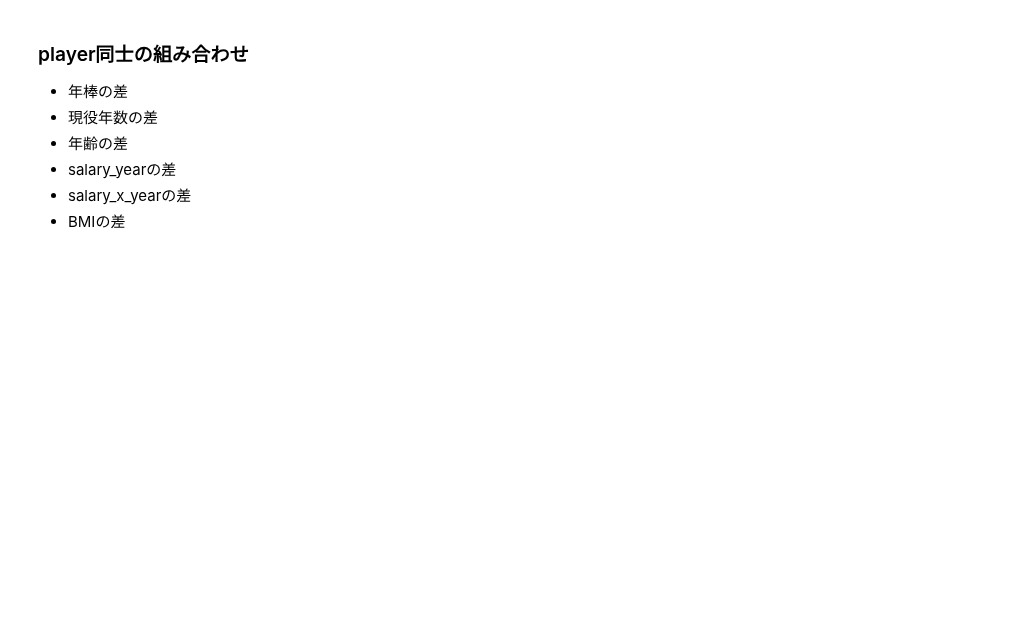
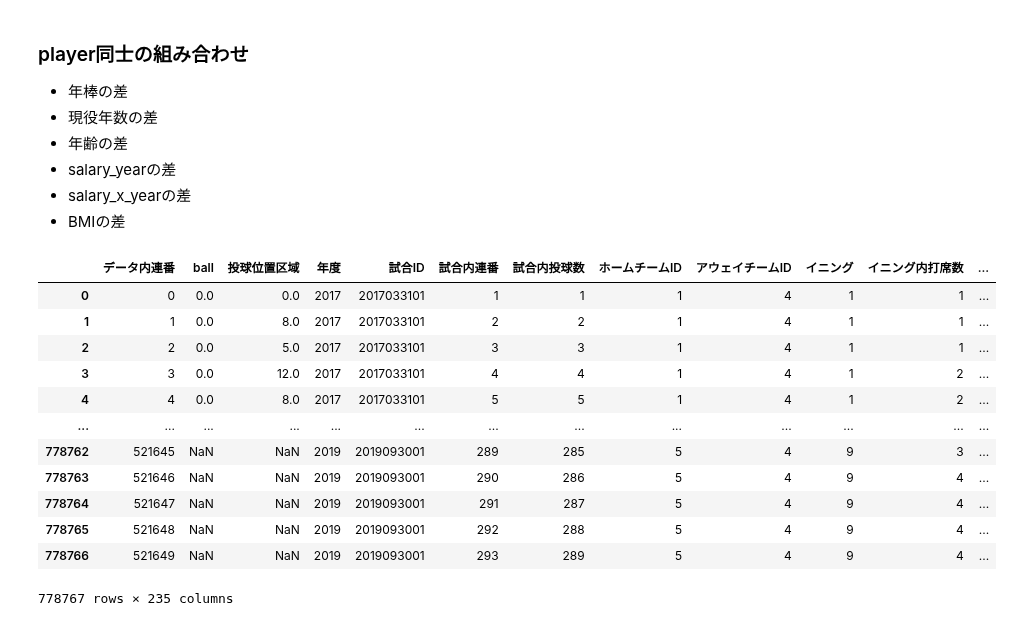
Before and after one commit to yumehara/baseball, a Jupyter notebook: Preprocess_All.ipynb, the cells around one changed output. Saved outputs shown, nothing was run; the diff lists cells and outputs as text; code cells hidden in the pictures; blank space fills up the shorter version.

```diff
--- a/Preprocess_All.ipynb
+++ b/Preprocess_All.ipynb
@@ -6,7 +6,7 @@ import feather
 pd.set_option('display.max_Columns', 300)
 # %%
 ALL_PITCH = 'intermediate/all_pitch_5.f'
-ALL_PLAYER = 'intermediate/all_player_6.f'
+ALL_PLAYER = 'intermediate/all_player_7.f'
 # %%
 all_pitch = pd.read_feather(ALL_PITCH)
 all_pitch.shape
@@ -36,6 +36,22 @@ merge_all = pd.merge(merge_all, all_player, left_on=['捕手ID', '年度'], righ
 - salary_yearの差
 - salary_x_yearの差
 - BMIの差
+# %%
+merge_all
+# %% [output]
+|  | データ内連番 | ball | 投球位置区域 | 年度 | 試合ID | 試合内連番 | 試合内投球数 | ホームチームID | アウェイチームID | イニング | イニング内打席数 | ... |
+| 0 | 0 | 0.0 | 0.0 | 2017 | 2017033101 | 1 | 1 | 1 | 4 | 1 | 1 | ... |
+| 1 | 1 | 0.0 | 8.0 | 2017 | 2017033101 | 2 | 2 | 1 | 4 | 1 | 1 | ... |
+| 2 | 2 | 0.0 | 5.0 | 2017 | 2017033101 | 3 | 3 | 1 | 4 | 1 | 1 | ... |
+| 3 | 3 | 0.0 | 12.0 | 2017 | 2017033101 | 4 | 4 | 1 | 4 | 1 | 2 | ... |
+| 4 | 4 | 0.0 | 8.0 | 2017 | 2017033101 | 5 | 5 | 1 | 4 | 1 | 2 | ... |
+| ... | ... | ... | ... | ... | ... | ... | ... | ... | ... | ... | ... | ... |
+| 778762 | 521645 | NaN | NaN | 2019 | 2019093001 | 289 | 285 | 5 | 4 | 9 | 3 | ... |
+| 778763 | 521646 | NaN | NaN | 2019 | 2019093001 | 290 | 286 | 5 | 4 | 9 | 4 | ... |
+| 778764 | 521647 | NaN | NaN | 2019 | 2019093001 | 291 | 287 | 5 | 4 | 9 | 4 | ... |
+| 778765 | 521648 | NaN | NaN | 2019 | 2019093001 | 292 | 288 | 5 | 4 | 9 | 4 | ... |
+| 778766 | 521649 | NaN | NaN | 2019 | 2019093001 | 293 | 289 | 5 | 4 | 9 | 4 | ... |
+778767 rows × 235 columns
 # %%
 merge_all['salary_dif_p-b'] = merge_all['salary_pit'] - merge_all['salary_bat']
 merge_all['play_year_dif_p-b'] = merge_all['play_year_pit'] - merge_all['play_year_bat']
```
Also changed, not shown: parts of 5 cells of this notebook, 3 other files.
